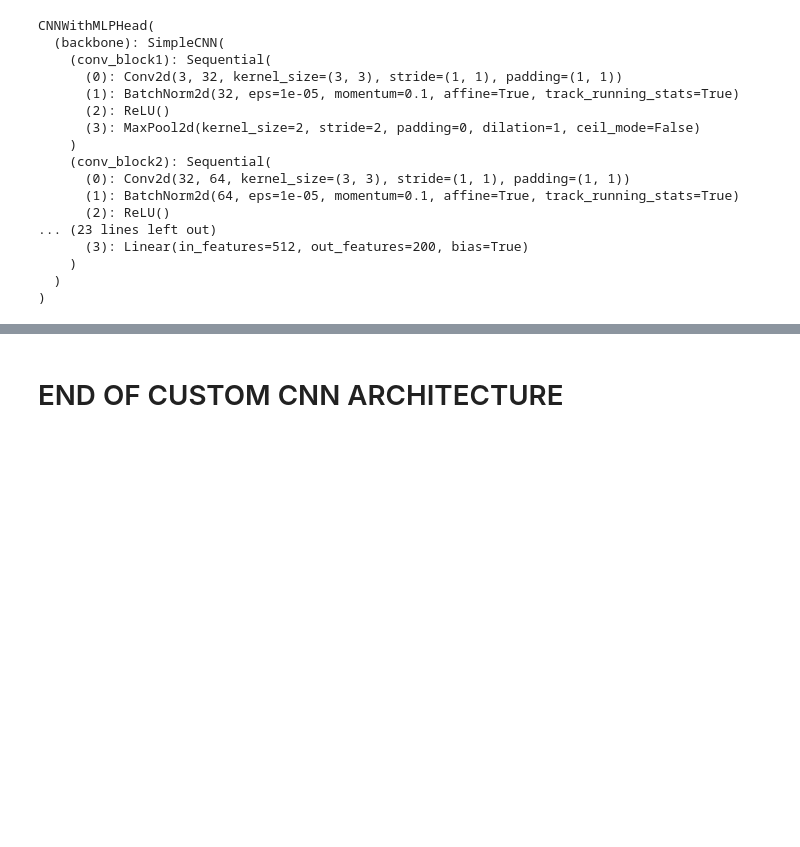
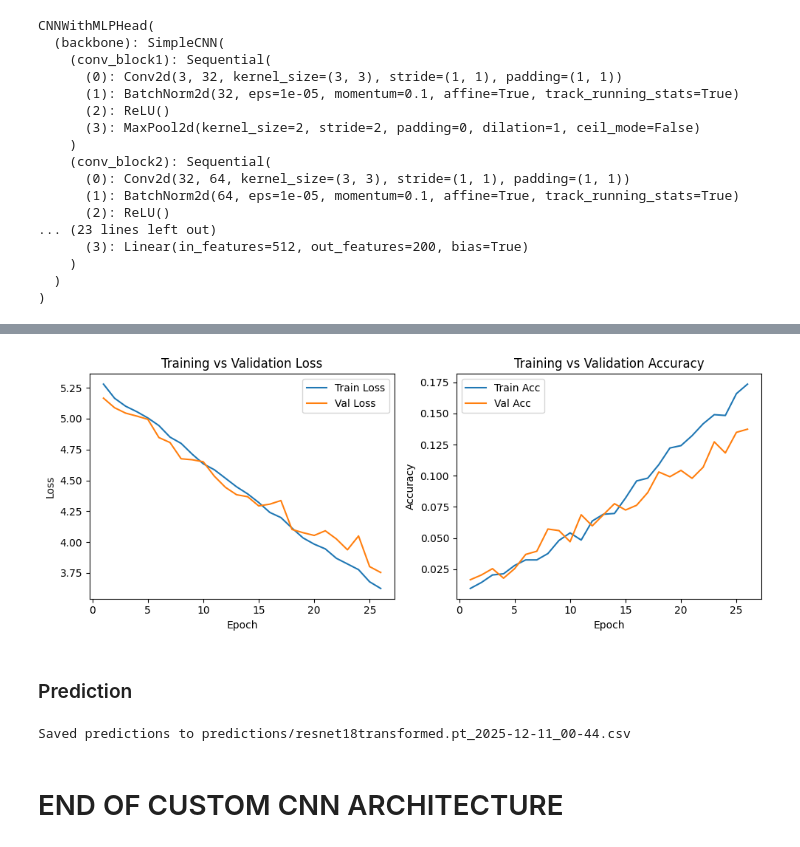
Before and after one commit to cfragiadakis/AML-2025-Feathers-in-focus, a Jupyter notebook: baseline_pretrained_models.ipynb, the cells around one changed output, grey strips where cells are left out. Cells and saved outputs as stored; diff of their text form; code cells hidden in the pictures; blank space fills up the shorter version.

Commit message:
introduce similar to resnet18 approach

```diff
--- a/baseline_pretrained_models.ipynb
+++ b/baseline_pretrained_models.ipynb
@@ -919,0 +1095,43 @@ Saved predictions to predictions/test_cnn_mlp.pt_2025-12-09_15-50.csv
+# %%
+model_name = "resnet18transformed-attributes-learnable.pt"
+# %%
+model_dir = "cnn_models"
+model_path = os.path.join(model_dir, model_name)
+
+# Scheduler: reduce LR when val_loss plateaus
+scheduler = torch.optim.lr_scheduler.ReduceLROnPlateau(optimizer, mode='min', factor=0.1, patience=3)
+
+
+early_stopping = EarlyStopping(patience=10, min_delta=0.0, verbose=True)
+train_losses, val_losses, train_accs, val_accs = [], [], [], []
+num_epochs = 250
+
+best_val_acc = 0.0
+
+for epoch in range(1, num_epochs + 1):
+    print(f"\nEpoch {epoch}/{num_epochs}")
+
+    train_loss, train_acc = train_one_epoch(model, train_loader, optimizer, criterion, device)
+    val_loss, val_acc = evaluate(model, val_loader, criterion, device)
+
+    train_losses.append(train_loss)
+    val_losses.append(val_loss)
+    train_accs.append(train_acc)
+    val_accs.append(val_acc)
+
+    scheduler.step(val_loss)
+
+    print(f"  Train | loss: {train_loss:.4f}, acc: {train_acc:.4f}")
+    print(f"  Val   | loss: {val_loss:.4f}, acc: {val_acc:.4f}")
+
+    # save best model by val acc
+    if val_acc > best_val_acc:
+        best_val_acc = val_acc
+        torch.save(model.state_dict(), model_path)
+        print(f"New best model saved with val_acc = {best_val_acc:.4f}")
+
+    # early stopping on val_loss
+    early_stopping(val_loss)
+    if early_stopping.early_stop:
+        print("Early stopping triggered.")
+        break
@@ -920,3 +1203,21 @@ Saved predictions to predictions/test_cnn_mlp.pt_2025-12-09_15-50.csv
+# %%
+train_val_plot(train_losses, val_losses, train_accs, val_accs)
+# %% [output]
+[figure, added]
+# %% [markdown]
+### Prediction
+# %%
+# initialize model
+model = ResNet18ForCUB200(num_classes=200).to(device)  # , feat_dim=512, scale=10.0
+model.load_state_dict(torch.load("cnn_models/resnet18transformed-attributes-learnable.pt", map_location=device))
+model.eval()
+
+test_dataset_path = "data/test_images_path.csv"
+test_df = pd.read_csv(test_dataset_path)
+test_loader = initialize_test_dataset(test_dataset_path, test_transform=val_transform)
+prediction(test_df, model, model_name, test_loader, test_dataset_path)
+# %% [output]
+Saved predictions to predictions/resnet18transformed.pt_2025-12-11_00-44.csv
 # %% [markdown]
 # END OF CUSTOM CNN ARCHITECTURE
 # %% [markdown]
```
Also changed, not shown: parts of 23 cells of this notebook.
